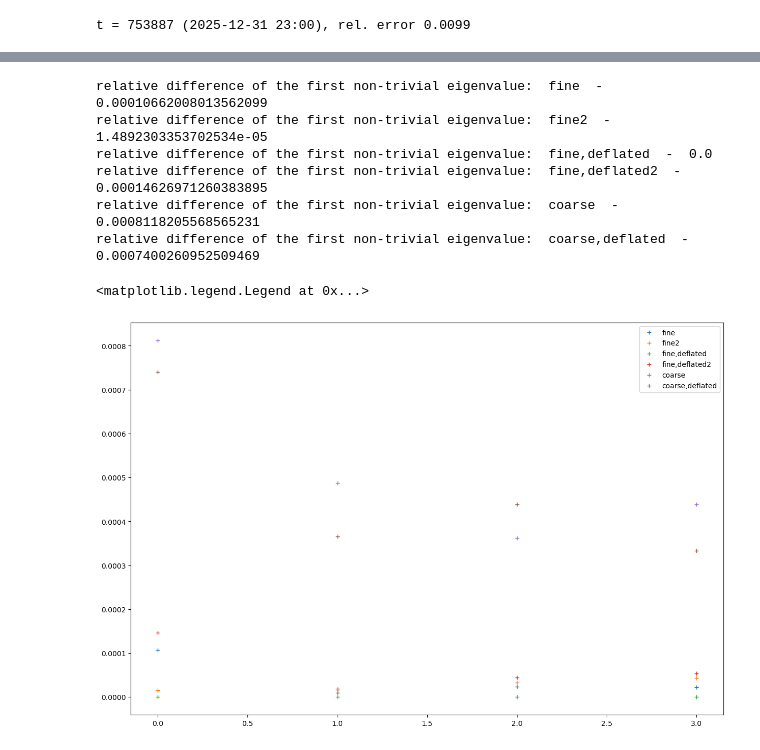
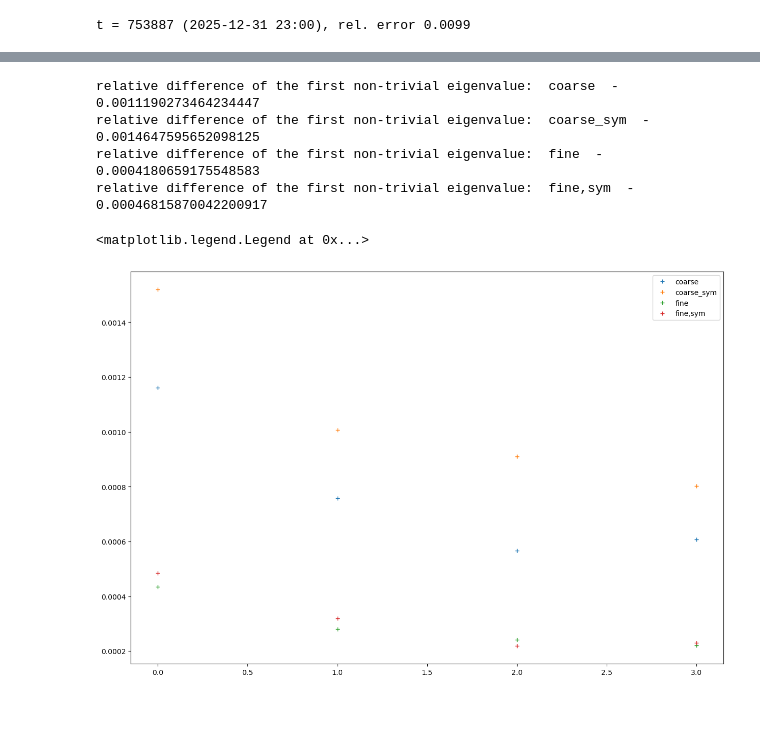
Before and after one commit to melven/pitts, a Jupyter notebook: examples/Interactive_ERA5_thesis.ipynb, the cells around one changed output, grey strips where cells are left out. Cells and saved outputs as stored; diff of their text form; code cells hidden in the pictures; blank space fills up the shorter version.

```diff
--- a/examples/Interactive_ERA5_thesis.ipynb
+++ b/examples/Interactive_ERA5_thesis.ipynb
@@ -897,7 +1021,7 @@ t = 753887 (2025-12-31 23:00), rel. error 0.0099
 # %%
 # complete workflow without the deflation
 @timer
-def computeSpectralClustering(Xtt_file, sigma, similarityTolerance, tciTolerance, tciSweeps, maxRankMiddle=2000, enrichmentRank=400, errorRank=500):
+def computeSpectralClustering(Xtt_file, sigma, similarityTolerance, tciTolerance, tciSweeps, enrichmentRank=400, errorRank=500):
     #pitts_py.clearPerformanceStatistics()
 
     Xtt = load_tensortrain(Xtt_file)
@@ -907,13 +1031,12 @@ def computeSpectralClustering(Xtt_file, sigma, similarityTolerance, tciTolerance
     sample_dims = dims[:-7]
     assert sample_dims + feature_dims == dims
 
-    nrm, Xtt_cosineSimilarity = formCosineSimilarity(Xtt, sample_dims, similarityTolerance)
-    Xtt_Gaussian = TT_cross_Gaussian(Xtt_cosineSimilarity, nrm, sigma=sigma, tolerance=tciTolerance, nSweeps=tciSweeps, maxRankMiddle=maxRankMiddle, enrichmentRank=enrichmentRank, errorRank=errorRank)
+    Xtt_cosineSimilarity = formCosineSimilarity(Xtt, sample_dims, similarityTolerance)
+    Xtt_Gaussian = TT_cross_Gaussian(Xtt_cosineSimilarity, sigma=sigma, tolerance=tciTolerance, nSweeps=tciSweeps, enrichmentRank=enrichmentRank, errorRank=errorRank)
     normalize(Xtt_Gaussian, tolerance=0.5*tciTolerance, maxRank=2000)
-    # TT_centerSVD(Xtt_Gaussian) # not needed
     d_tt = TT_matrixRowSum(Xtt_Gaussian)
     D_tt = TT_symmetricDyadicProduct(d_tt)
-    Xtt_Gaussian_normalized = TT_scaleBySqrtInv(Xtt_Gaussian, D_tt, tolerance=tciTolerance, nSweeps=tciSweeps, maxRankMiddle=maxRankMiddle)
+    Xtt_Gaussian_normalized = TT_scaleBySqrtInv(Xtt_Gaussian, D_tt, tolerance=tciTolerance, nSweeps=1)
     S = TT_centerSVD(Xtt_Gaussian_normalized)
 
     print('first eigenvalue (1): ', S[0])
@@ -992,0 +1094,2 @@ computeSpectralClustering_deflated wtime: 198.9787608794868 memory useage (GB) b
+# %%
+labels_coarse_sym, S_coarse_sym, V_coarse_sym = computeSpectralClustering_sym('Xtt_ERA5_transposed_24h.npz', sigma=1, similarityTolerance=0.01, tciTolerance=0.01, tciSweeps=3)
@@ -1036,0 +1137,3 @@ computeSpectralClustering_deflated wtime: 1086.8545322250575 memory useage (GB)
+# %%
+# for timings:
+labels_fine2_sym, S_fine2_sym, V_fine2_sym = computeSpectralClustering_sym('Xtt_ERA5_transposed_24h_.npz', sigma=1, similarityTolerance=0.001, tciTolerance=0.005, tciSweeps=4, enrichmentRank=600, errorRank=1000)
@@ -1051,9 +1173,15 @@ def label_changes(lab, ref_stable, ref_raw, k):
     return chg
 
 print(f"confident reference steps: {conf.mean():.1%}")
-for name, lab in {"fine": labels, "fine2": labels_fine, "fine,deflated": labels_deflated, "fine,deflated2": labels_fine_deflated, "coarse": labels_coarse,
-                  "coarse,deflated": labels_coarse_deflated}.items():
-    acc, rec, ari, _ = recovery(lab, labels_deflated_stable, conf, 4)
+cases = {
+    "coarse": labels_coarse,
+    "coarse_sym": labels_coarse_sym,
+    "sym": labels_sym,
+    "fine": labels_fine,
+    "fine,sym": labels_fine2_sym
+}
+for name, lab in cases.items():
+    acc, rec, ari, _ = recovery(lab, labels_sym_stable, conf, 4)
     print(f"{name}: recovered {acc:.3f}, ARI {ari:.3f}, per-cluster recall {np.round(rec, 3)}")
-    label_changes(lab, labels_deflated_stable, major, 4)
+    label_changes(lab, labels_sym_stable, major, 4)
 # %% [output]
@@ -1077,19 +1205,21 @@ fine2: recovered 1.000, ARI 1.000, per-cluster recall [1. 1. 1. 1.]
 # %%
-for name, cur_S in {"fine": S, "fine2": S_fine, "fine,deflated": np.concatenate(([1,],S_deflated)), "fine,deflated2": np.concatenate(([1,],S_fine_deflated)), "coarse": S_coarse,
-                  "coarse,deflated": np.concatenate(([1,],S_coarse_deflated))}.items():
-    ref = 1 - S_deflated[:4]
-    #ref = 1 - S_fine_deflated[:4]
+cases = {
+    "coarse": S_coarse,
+    "coarse_sym": S_coarse_sym,
+    "fine": S_fine,
+    "fine,sym": S_fine2_sym
+}
+for name, cur_S in cases.items():
+    ref = 1 - Lambda[1:5]
     cur = 1 - cur_S[1:5]
     plt.plot(np.abs(cur-ref)/np.abs(ref), '+', label=name)
-    print('relative difference of the first non-trivial eigenvalue: ', name, " - ", np.linalg.norm(cur_S[1] - S_deflated[0])/np.abs(1-S_deflated[0]))
+    print('relative difference of the first non-trivial eigenvalue: ', name, " - ", np.linalg.norm(cur_S[1] - Lambda[1])/np.abs(ref[1]))
 plt.legend()
 # %% [output]
-relative difference of the first non-trivial eigenvalue:  fine  -  0.00010662008013562099
-relative difference of the first non-trivial eigenvalue:  fine2  -  1.4892303353702534e-05
-relative difference of the first non-trivial eigenvalue:  fine,deflated  -  0.0
-relative difference of the first non-trivial eigenvalue:  fine,deflated2  -  0.00014626971260383895
-relative difference of the first non-trivial eigenvalue:  coarse  -  0.0008118205568565231
-relative difference of the first non-trivial eigenvalue:  coarse,deflated  -  0.0007400260952509469
+relative difference of the first non-trivial eigenvalue:  coarse  -  0.0011190273464234447
+relative difference of the first non-trivial eigenvalue:  coarse_sym  -  0.0014647595652098125
+relative difference of the first non-trivial eigenvalue:  fine  -  0.0004180659175548583
+relative difference of the first non-trivial eigenvalue:  fine,sym  -  0.00046815870042200917
 <matplotlib.legend.Legend at 0x...>
-[figure, old version]
+[figure, new version]
 # %%
```
Also changed, not shown: parts of 90 cells of this notebook.
